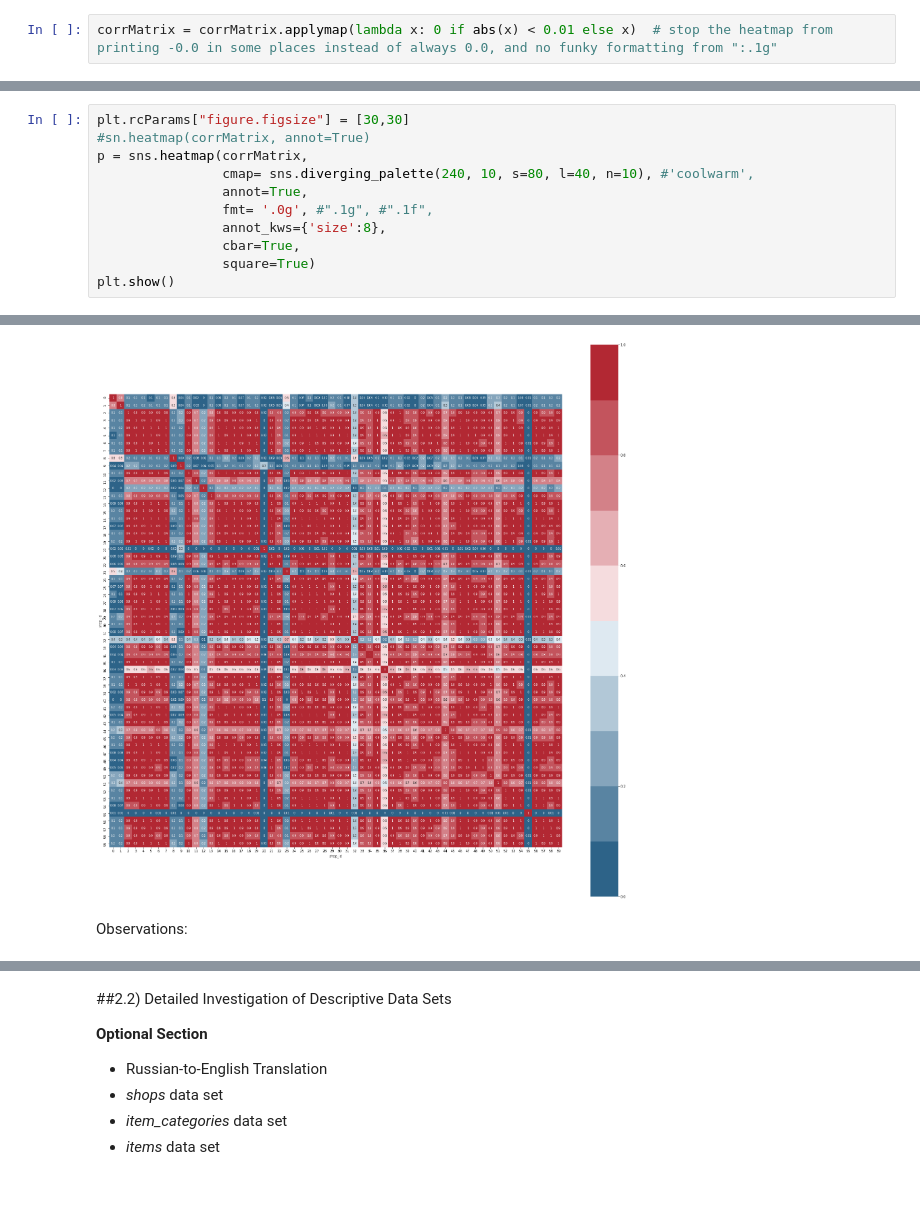
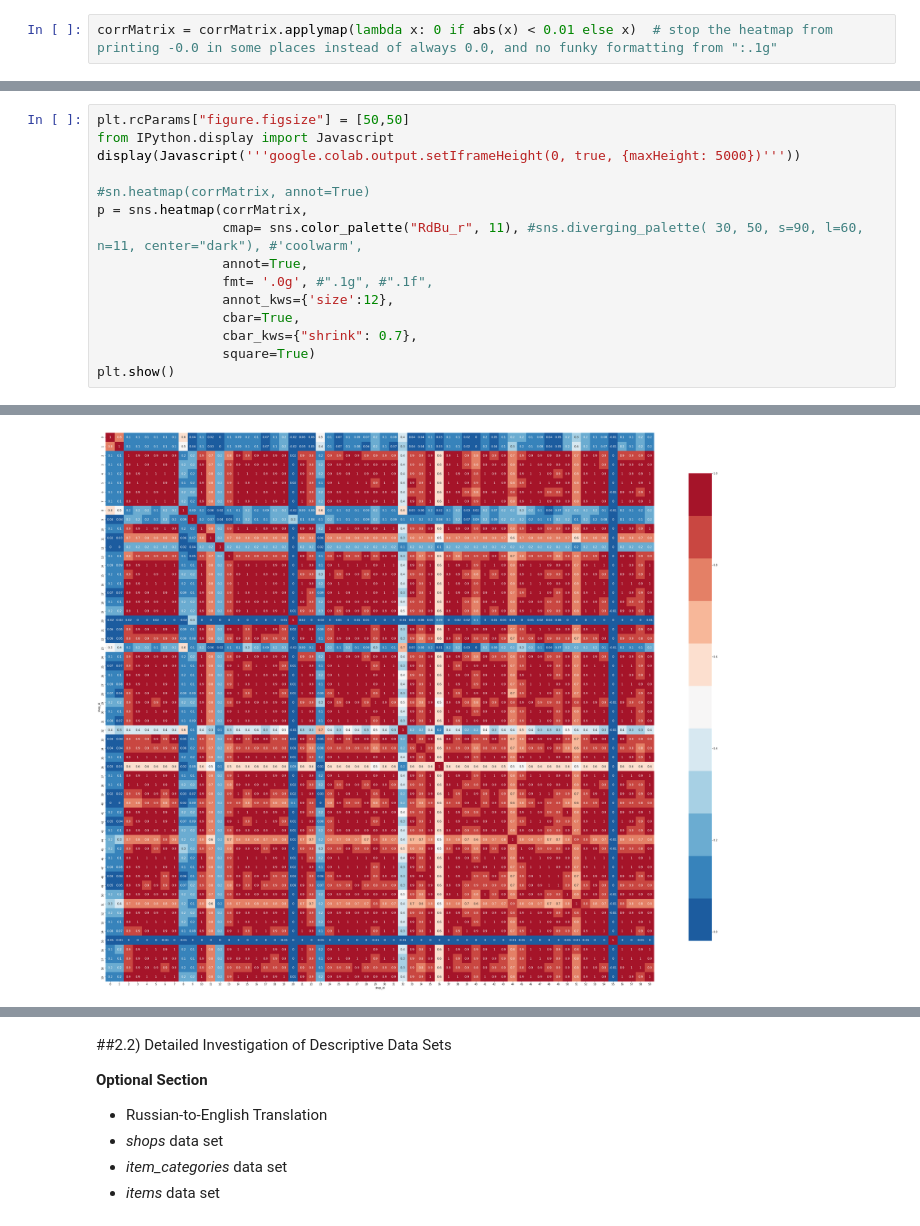
Before and after one commit to migai/Kag, a Jupyter notebook: ipynb_versions/MG_EDA_v2.7 correlation heatmaps.ipynb, the cells around one changed output, grey strips where cells are left out. Saved outputs shown, nothing was run; the diff lists cells and outputs as text; blank space fills up the shorter version.

```diff
--- a/ipynb_versions/MG_EDA_v2.7 correlation heatmaps.ipynb
+++ b/ipynb_versions/MG_EDA_v2.7 correlation heatmaps.ipynb
@@ -901,12 +901,16 @@ corrMatrix.head()
 # %%
-plt.rcParams["figure.figsize"] = [30,30]
+plt.rcParams["figure.figsize"] = [50,50]
+from IPython.display import Javascript
+display(Javascript('''google.colab.output.setIframeHeight(0, true, {maxHeight: 5000})'''))
+
 #sn.heatmap(corrMatrix, annot=True)
 p = sns.heatmap(corrMatrix,
-                cmap= sns.diverging_palette(240, 10, s=80, l=40, n=10), #'coolwarm',
+                cmap= sns.color_palette("RdBu_r", 11), #sns.diverging_palette( 30, 50, s=90, l=60, n=11, center="dark"), #'coolwarm',
                 annot=True,
                 fmt= '.0g', #".1g", #".1f",
-                annot_kws={'size':8},
+                annot_kws={'size':12},
                 cbar=True,
+                cbar_kws={"shrink": 0.7},
                 square=True)
 plt.show()
 # %% [output]
@@ -913,3 +918 @@ plt.show()
-[figure, old version]
+[figure, new version]
-# %% [markdown]
-Observations:
```
Also changed, not shown: parts of 25 cells of this notebook, 1 other file.
